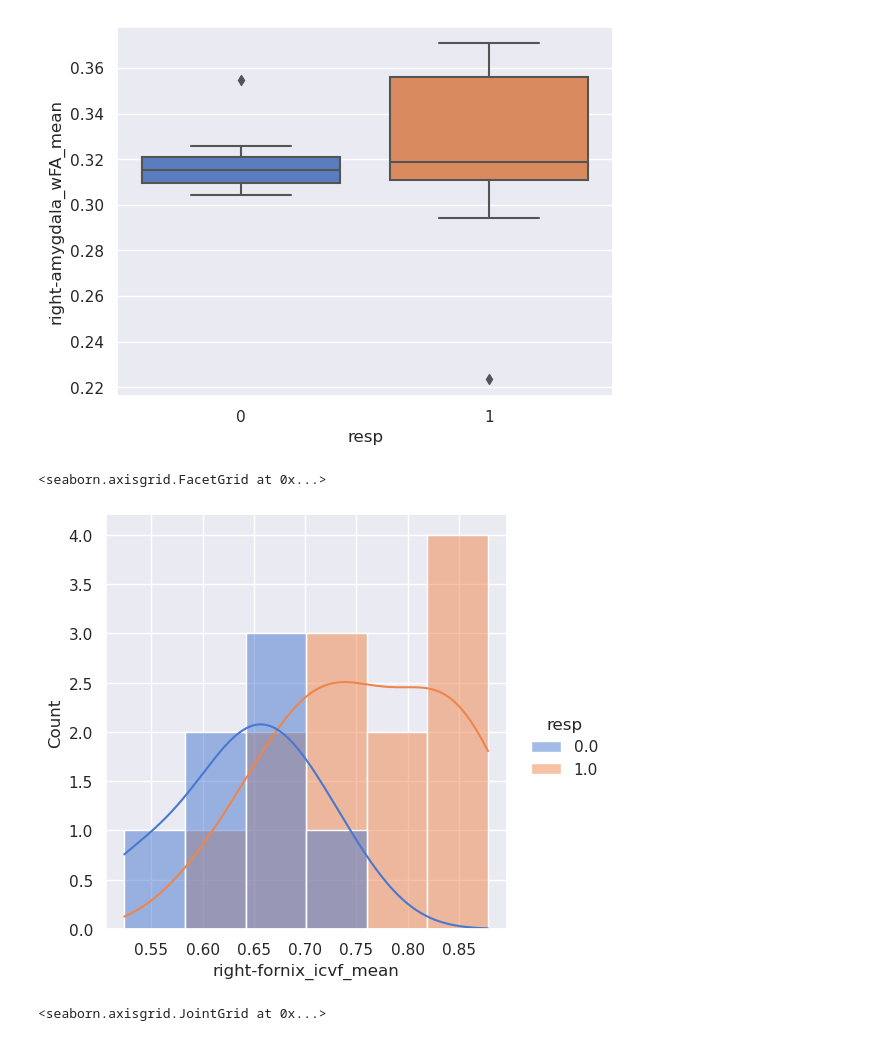
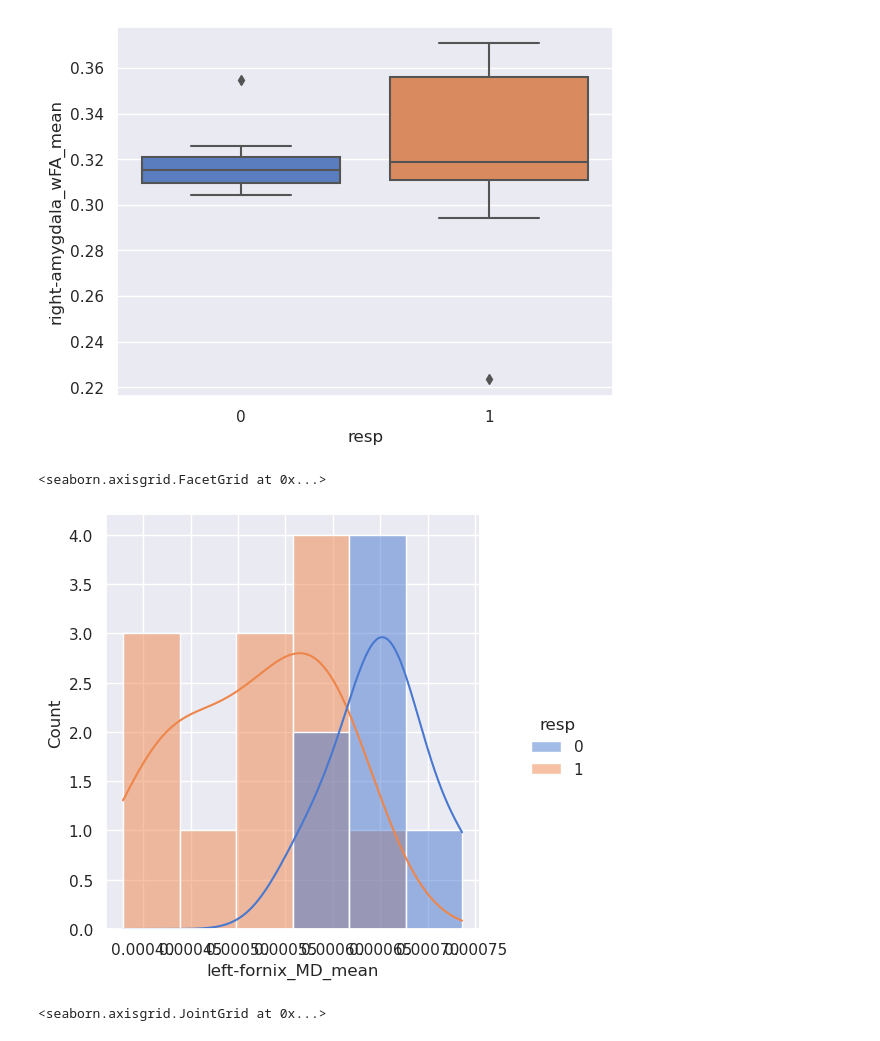
Before and after one commit to PiLAB-Medical-Imaging/TFE23-740_Epilepsy, a Jupyter notebook: src/analysis.ipynb, the cells around one changed output. Saved outputs shown, nothing was run; the diff lists cells and outputs as text; code cells hidden in the pictures.

```diff
--- a/src/analysis.ipynb
+++ b/src/analysis.ipynb
@@ -600,10 +648,10 @@ sns.boxplot(df, y="right-amygdala_wFA_mean", x="resp")
 <Axes: xlabel='resp', ylabel='right-amygdala_wFA_mean'>
 [figure]
 # %%
-sns.displot(df, x="right-fornix_icvf_mean", hue="resp", kde=True)
+sns.displot(df, x="left-fornix_MD_mean", hue="resp", kde=True)
 # %% [output]
 <seaborn.axisgrid.FacetGrid at 0x...>
-[figure, old version]
+[figure, new version]
 # %%
 sns.jointplot(
     data=df,
```
Also changed, not shown: parts of 9 cells of this notebook, 4 other files.
